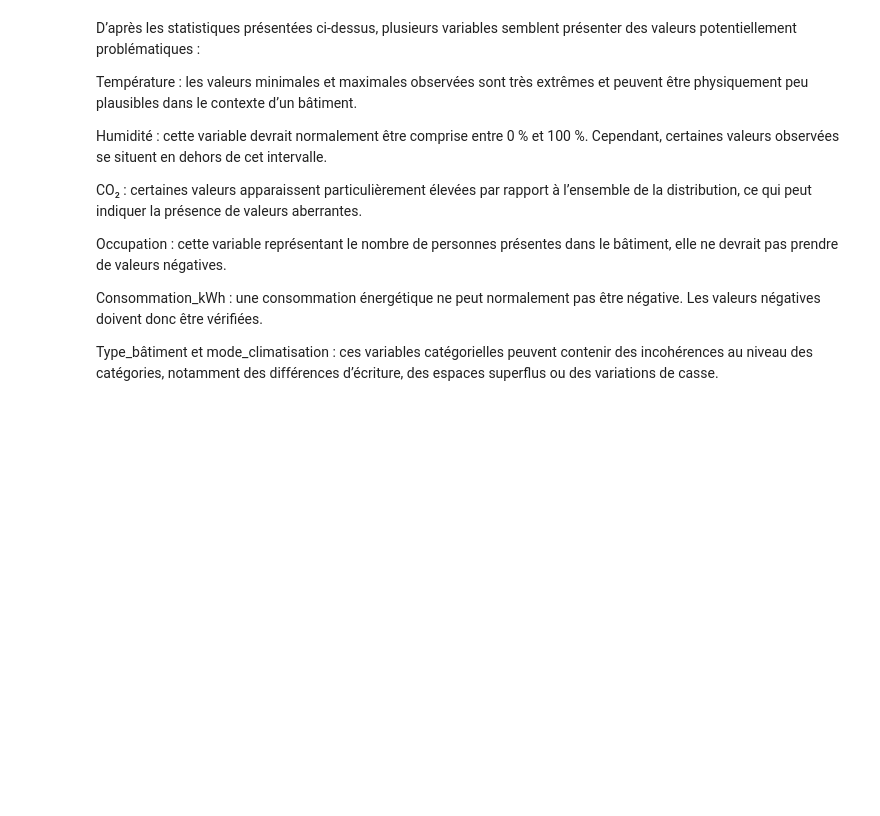
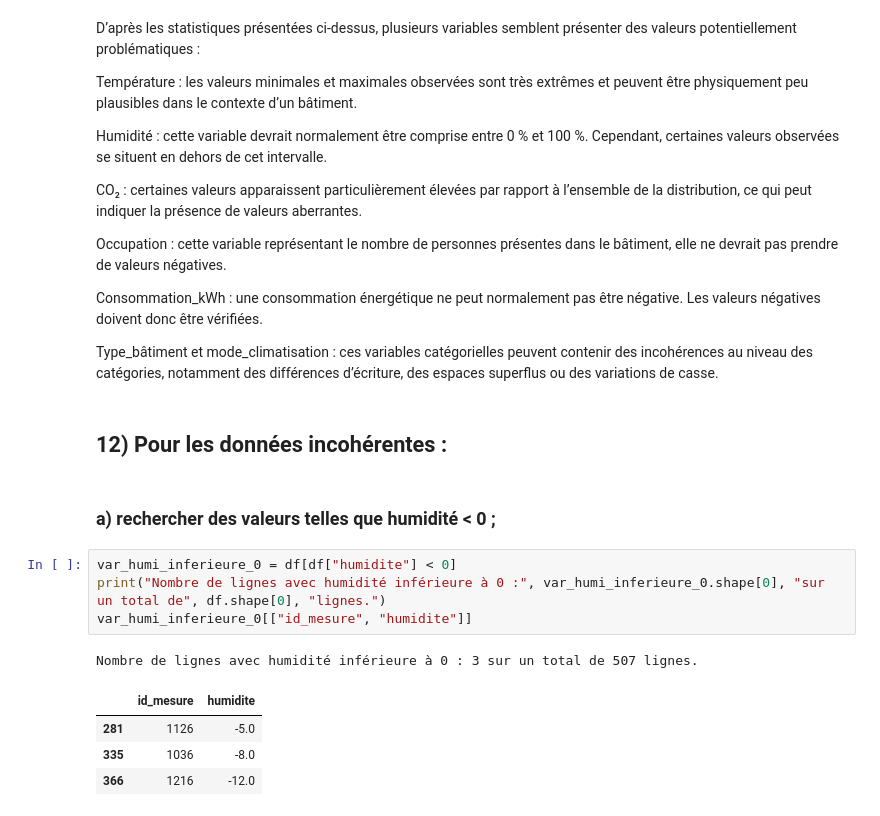
Before and after one commit to Damstat/atelier_prepa_donnees_tab, a Jupyter notebook: notebooks/atelier_prepa_donnees_tab.ipynb, the cells around one changed output. Drawn from its saved outputs; the diff is of its cells as text; blank space fills up the shorter version.

Commit message:
12a: Verification de l humidite inferieure a 0

```diff
--- a/notebooks/atelier_prepa_donnees_tab.ipynb
+++ b/notebooks/atelier_prepa_donnees_tab.ipynb
@@ -189,3 +189,17 @@ Occupation : cette variable représentant le nombre de personnes présentes dans
 Consommation_kWh : une consommation énergétique ne peut normalement pas être négative. Les valeurs négatives doivent donc être vérifiées.
 
 Type_bâtiment et mode_climatisation : ces variables catégorielles peuvent contenir des incohérences au niveau des catégories, notamment des différences d’écriture, des espaces superflus ou des variations de casse.
+# %% [markdown]
+## 12) Pour les données incohérentes :
+# %% [markdown]
+### a) rechercher des valeurs telles que humidité < 0 ;
+# %%
+var_humi_inferieure_0 = df[df["humidite"] < 0]
+print("Nombre de lignes avec humidité inférieure à 0 :", var_humi_inferieure_0.shape[0], "sur un total de", df.shape[0], "lignes.")
+var_humi_inferieure_0[["id_mesure", "humidite"]]
+# %% [output]
+Nombre de lignes avec humidité inférieure à 0 : 3 sur un total de 507 lignes.
+|  | id_mesure | humidite |
+| 281 | 1126 | -5.0 |
+| 335 | 1036 | -8.0 |
+| 366 | 1216 | -12.0 |
```
Also changed, not shown: parts of 1 cell of this notebook.
